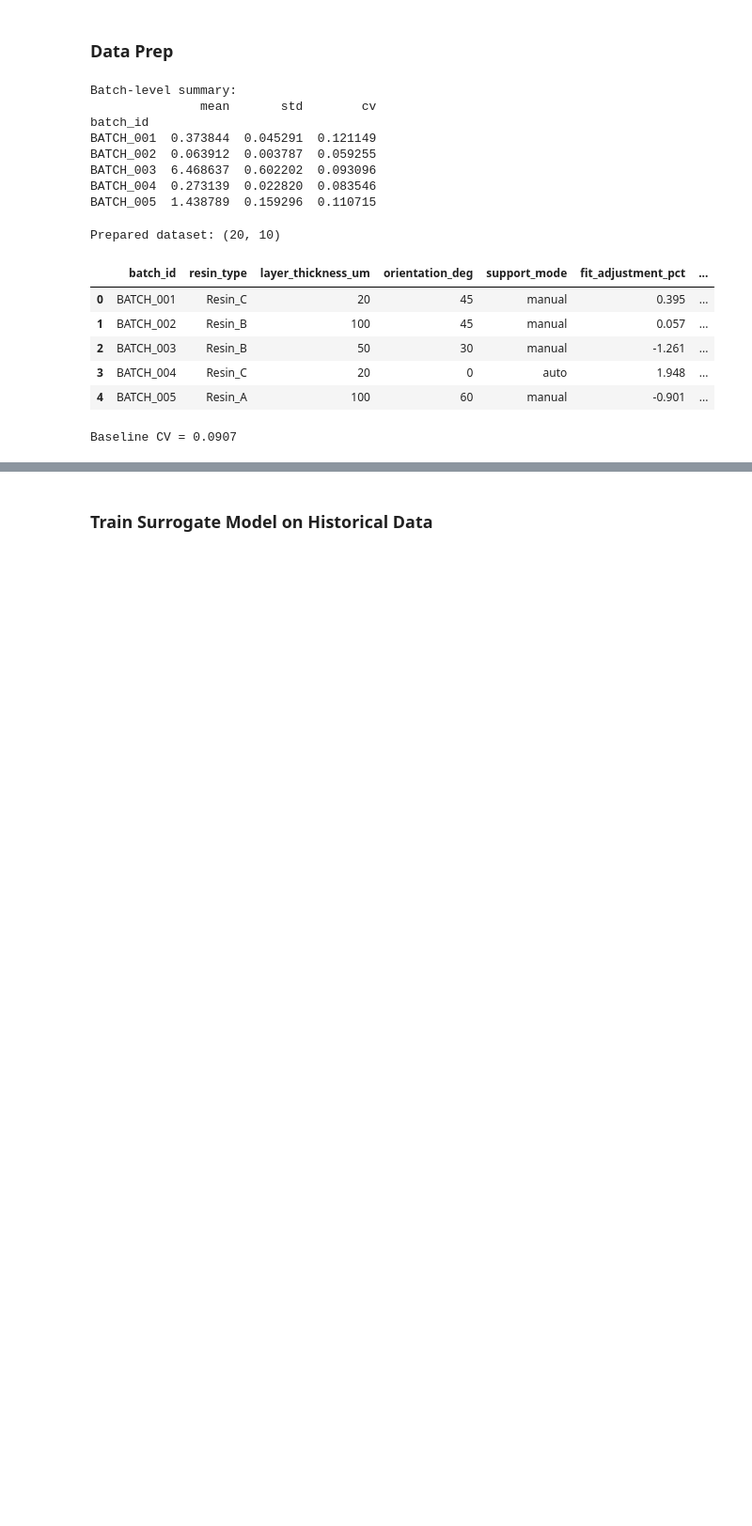
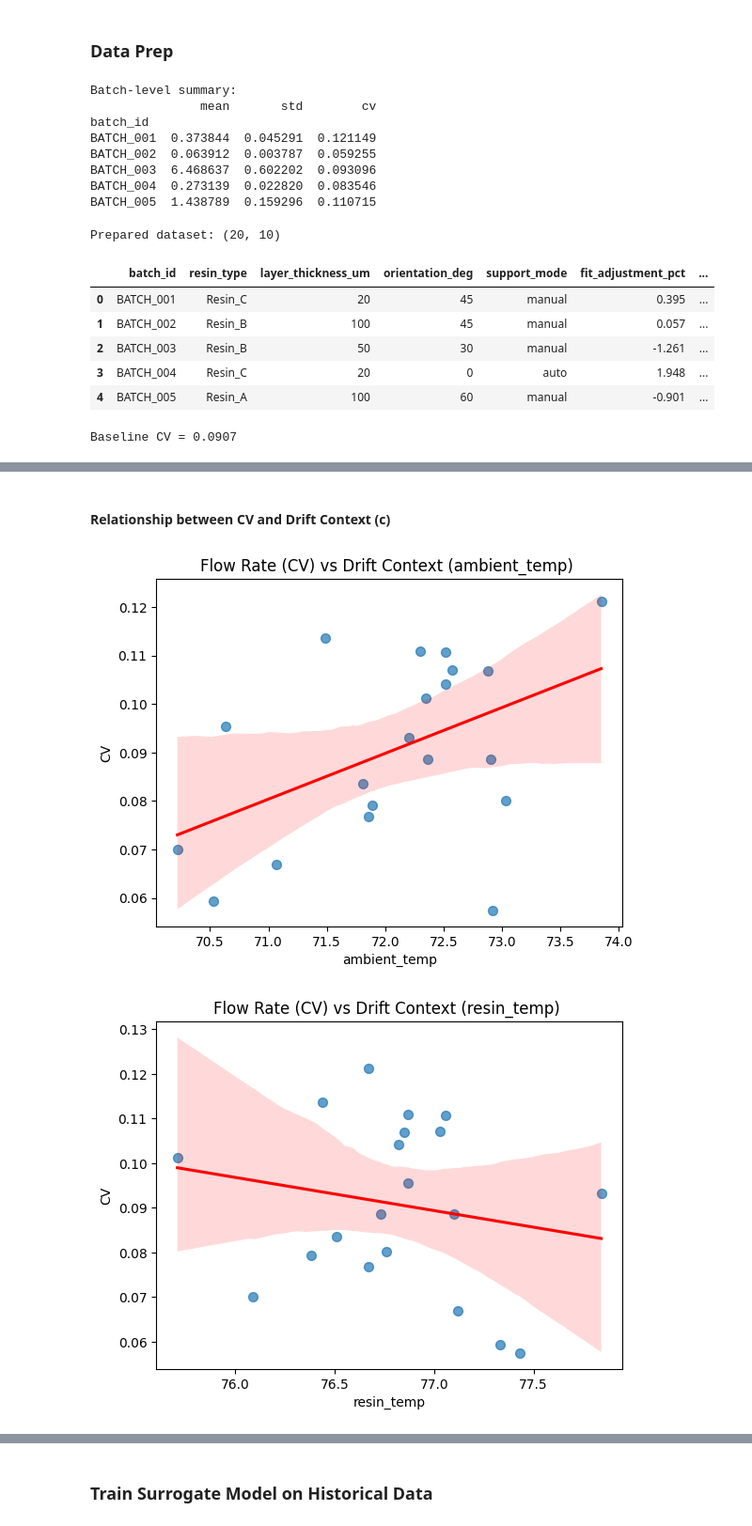
Before and after one commit to WTL04/Closed-Loop-Optimization-For-SLA-Printed-Microfluidic-Channels, a Jupyter notebook: context_bayes_opt.ipynb, the cells around one changed output, grey strips where cells are left out. Shown at 94% size. Saved outputs shown, nothing was run; the diff lists cells and outputs as text; code cells hidden in the pictures; blank space fills up the shorter version.

```diff
--- a/context_bayes_opt.ipynb
+++ b/context_bayes_opt.ipynb
@@ -79,0 +98,19 @@ X_train, X_test, y_train, y_test = train_test_split(X, y, test_size=0.2, random_
+# %% [markdown]
+#### Relationship between CV and Drift Context (c)
+# %%
+import seaborn as sns
+
+for c in ["ambient_temp", "resin_temp", "resin_age"]:
+    sns.regplot(
+        x=df_batches[c],
+        y=df_batches["cv"],
+        scatter_kws={"s": 50, "alpha": 0.7},
+        line_kws={"color": "red"},
+    )
+    plt.title(f"Flow Rate (CV) vs Drift Context ({c}) ")
+    plt.xlabel(c)
+    plt.ylabel("CV")
+    plt.show()
+# %% [output]
+[figure, added]
+[figure, added]
```
Also changed, not shown: parts of 7 cells of this notebook, 2 other files.
